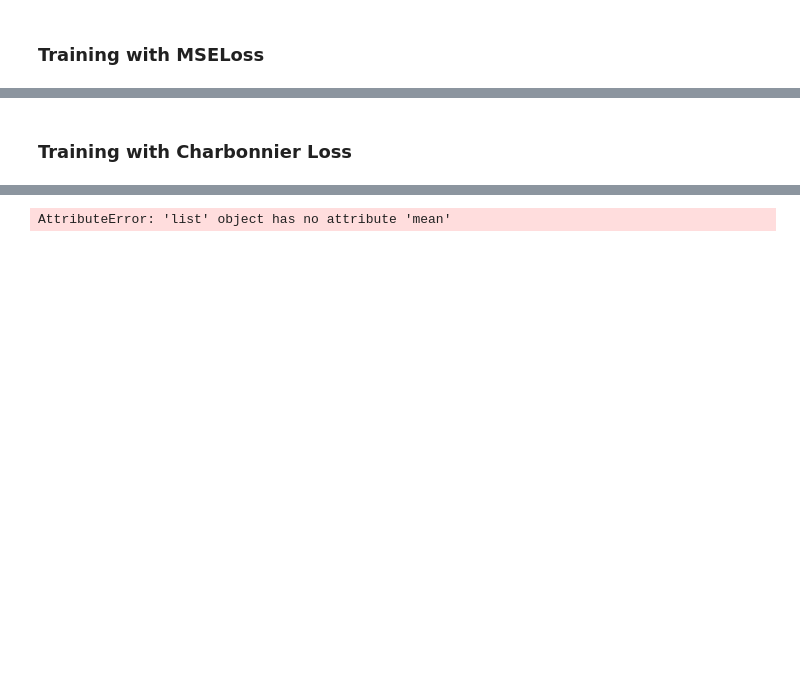
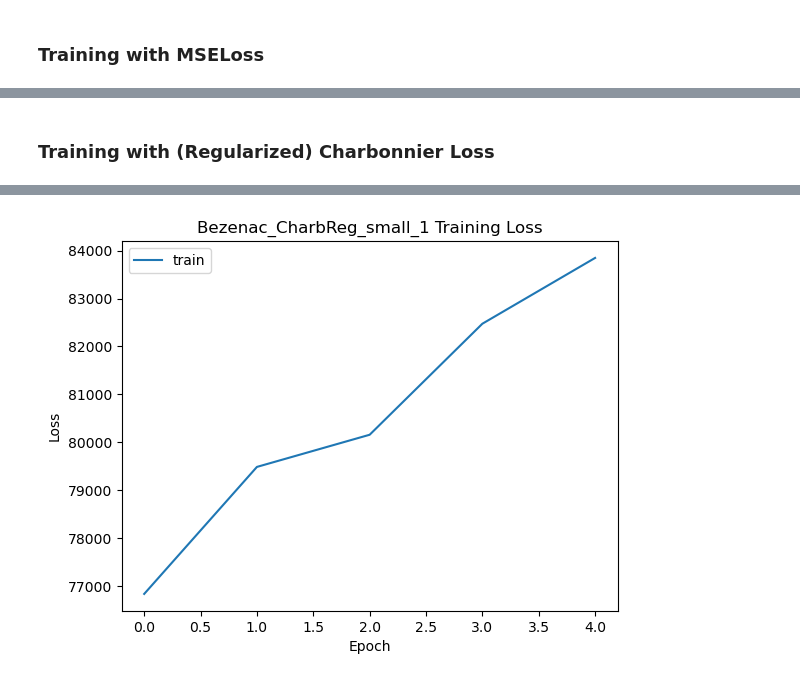
Before and after one commit to ghostpress/rainfall-pde-ml, a Jupyter notebook: code/MLcode.ipynb, the cells around one changed output, grey strips where cells are left out. Drawn from its saved outputs; the diff is of its cells as text; code cells hidden in the pictures; blank space fills up the shorter version.

```diff
--- a/code/MLcode.ipynb
+++ b/code/MLcode.ipynb
@@ -871,19 +894,18 @@ Step: 144 Loss: tensor(0.0525, grad_fn=<MseLossBackward0>)
 # %% [markdown]
-### Training with Charbonnier Loss
+### Training with (Regularized) Charbonnier Loss
 # %%
-torch.manual_seed(42)
+net2 = CDNN(hist=4)
+optim = torch.optim.Adam(net2.parameters(), lr=1e-3)
 
-net = CDNN(hist=4)
-optim = torch.optim.Adam(net.parameters(), lr=1e-3)
-
-exp0 = Experiment(name="Bezenac_CharbReg_small_0",                      # de Bezenac model, trained on Regularized Charb Loss
+exp2 = Experiment(name="Bezenac_CharbReg_small_1",                      # de Bezenac model, trained on Regularized Charb Loss
                   trainset=training_loader, valset=None, testset=None,  # data loaders
-                  model=net,                                            # model with 4 days of history
+                  model=net2,                                           # model with 4 days of history
                   loss_fn=Charbonnier_Loss.apply,                       # loss function for training
+                  regloss=True,                                         # whether to regularize the training loss
                   test_loss=nn.MSELoss(reduction="mean"),               # loss function for testing
                   optimizer=optim,
                   examples=None,
                   outdir=path)
 
-exp0.run(epochs=3)
+exp2.run(epochs=5)
 # %% [output]
@@ -907 +929 @@ Step: 283 Loss: tensor([293193.3750], grad_fn=<Charbonnier_LossBackward>)
-AttributeError: 'list' object has no attribute 'mean'
+[figure, added]
```
Also changed, not shown: parts of 9 cells of this notebook.
